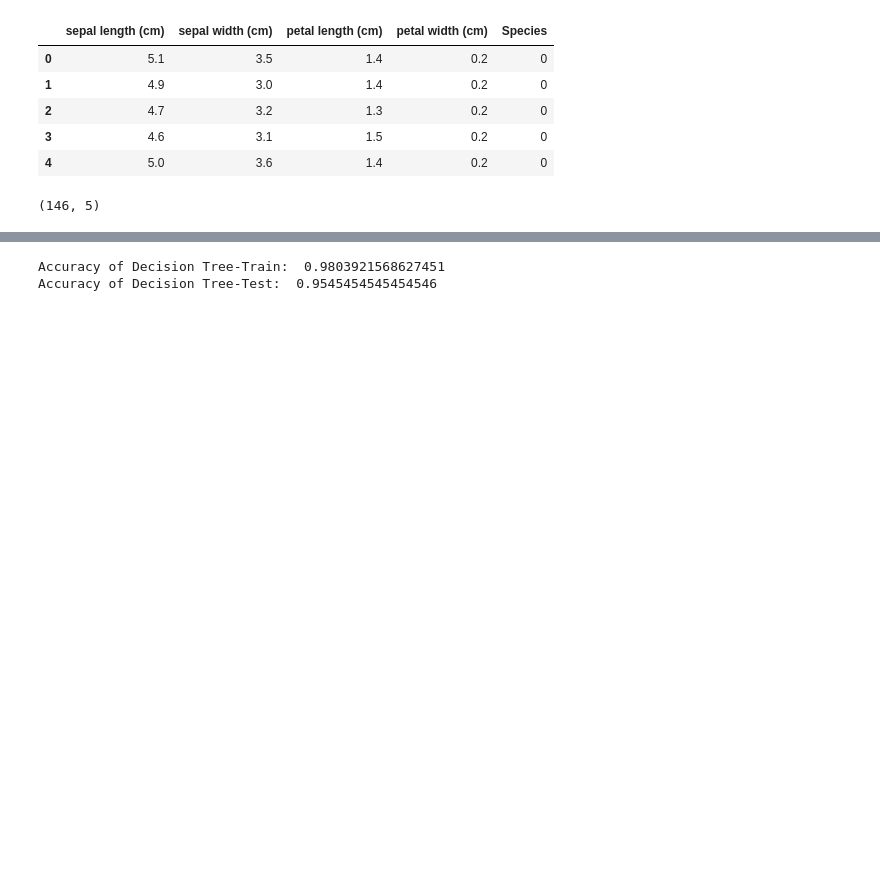
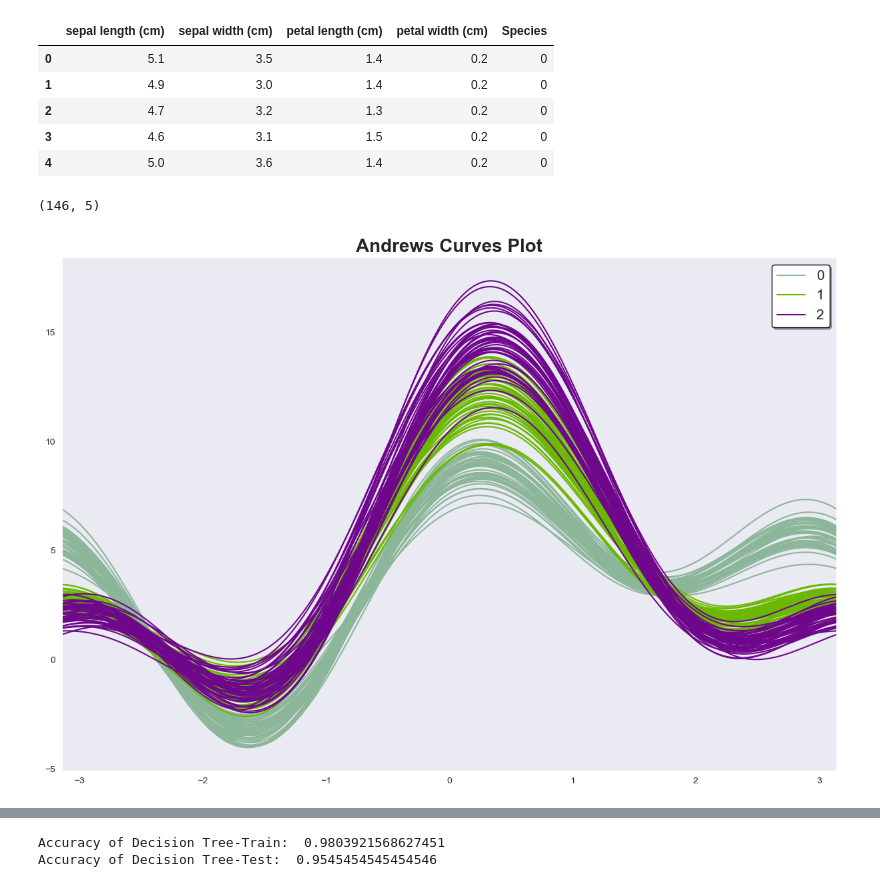
Before and after one commit to Ta3ikNSU/MLL, a Jupyter notebook: 3.Logistic Regression.ipynb, the cells around one changed output, grey strips where cells are left out. Saved outputs shown, nothing was run; the diff lists cells and outputs as text; code cells hidden in the pictures; blank space fills up the shorter version.

```diff
--- a/3.Logistic Regression.ipynb
+++ b/3.Logistic Regression.ipynb
@@ -37,3 +37,12 @@ df = df[(df['sepal width (cm)'] >= q1-1.5*iqr) & (df['sepal width (cm)'] <= q3+1
 df.shape
 # %% [output]
 (146, 5)
+# %%
+from pandas.plotting import andrews_curves
+plt.figure(figsize=(15,10))
+andrews_curves(df, "Species")
+plt.title('Andrews Curves Plot', fontsize=20, fontweight='bold')
+plt.legend(loc=1, prop={'size': 15}, frameon=True,shadow=True, facecolor="white", edgecolor="black")
+plt.show()
+# %% [output]
+[figure, added]
```
Also changed, not shown: parts of 2 cells of this notebook, 2 other files.
